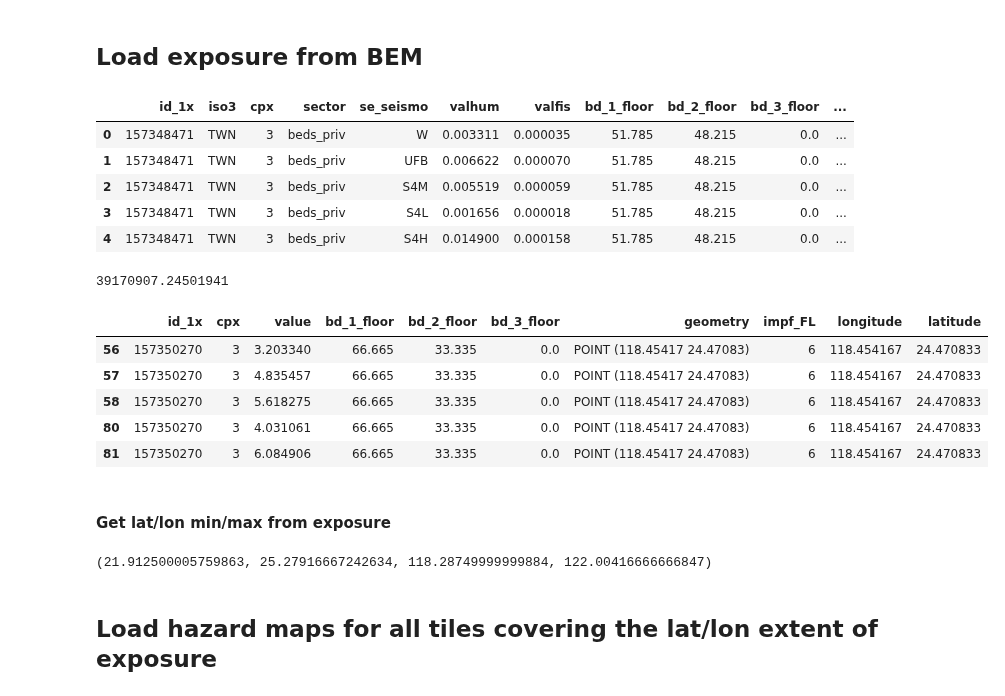
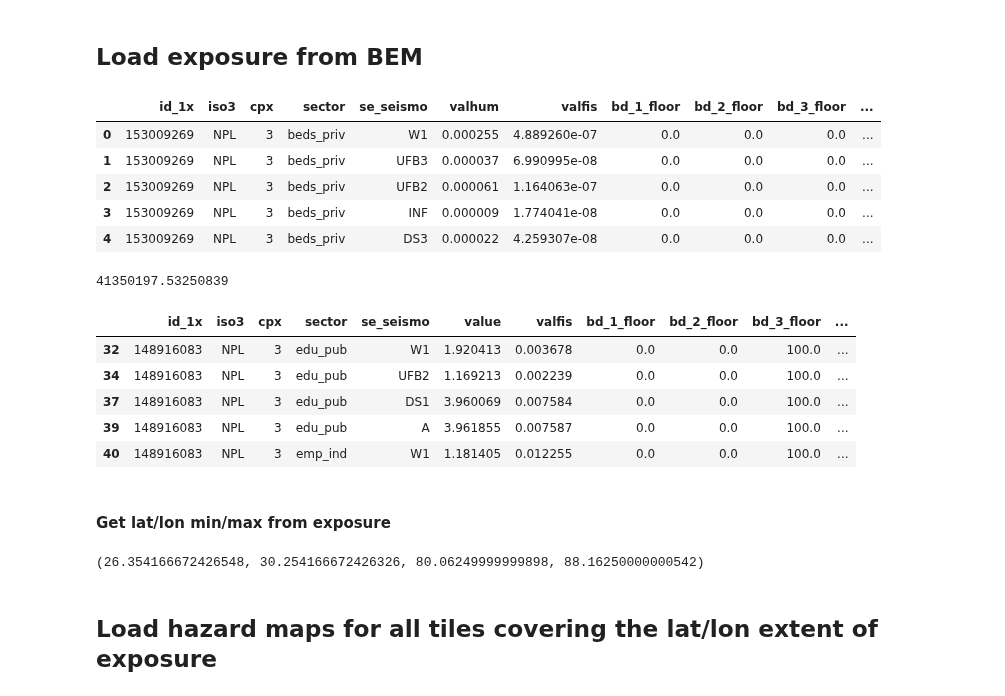
Before and after one commit to Evelyn-M/global-displacement-risk, a Jupyter notebook: doc/tutorial_coastal_flood.ipynb, the cells around one changed output. Saved outputs shown, nothing was run; the diff lists cells and outputs as text; code cells hidden in the pictures.

```diff
--- a/doc/tutorial_coastal_flood.ipynb
+++ b/doc/tutorial_coastal_flood.ipynb
@@ -39,23 +39,21 @@ Then load the respective flood tiles.
 ## Load exposure from BEM
 # %%
 from climada.entity.exposures import Exposures
-# %%
-cntry_name = 'Taiwan'
 # %%
 # Load the full dataframe, without further re-aggregation / processing other than adding centroids
 gdf_bem_subcomps = exposure.gdf_from_bem_subcomps(cntry_name, opt='full')
 gdf_bem_subcomps.head()
 # %% [output]
 |  | id_1x | iso3 | cpx | sector | se_seismo | valhum | valfis | bd_1_floor | bd_2_floor | bd_3_floor | ... |
-| 0 | 157348471 | TWN | 3 | beds_priv | W | 0.003311 | 0.000035 | 51.785 | 48.215 | 0.0 | ... |
-| 1 | 157348471 | TWN | 3 | beds_priv | UFB | 0.006622 | 0.000070 | 51.785 | 48.215 | 0.0 | ... |
-| 2 | 157348471 | TWN | 3 | beds_priv | S4M | 0.005519 | 0.000059 | 51.785 | 48.215 | 0.0 | ... |
-| 3 | 157348471 | TWN | 3 | beds_priv | S4L | 0.001656 | 0.000018 | 51.785 | 48.215 | 0.0 | ... |
-| 4 | 157348471 | TWN | 3 | beds_priv | S4H | 0.014900 | 0.000158 | 51.785 | 48.215 | 0.0 | ... |
+| 0 | 153009269 | NPL | 3 | beds_priv | W1 | 0.000255 | 4.889260e-07 | 0.0 | 0.0 | 0.0 | ... |
+| 1 | 153009269 | NPL | 3 | beds_priv | UFB3 | 0.000037 | 6.990995e-08 | 0.0 | 0.0 | 0.0 | ... |
+| 2 | 153009269 | NPL | 3 | beds_priv | UFB2 | 0.000061 | 1.164063e-07 | 0.0 | 0.0 | 0.0 | ... |
+| 3 | 153009269 | NPL | 3 | beds_priv | INF | 0.000009 | 1.774041e-08 | 0.0 | 0.0 | 0.0 | ... |
+| 4 | 153009269 | NPL | 3 | beds_priv | DS3 | 0.000022 | 4.259307e-08 | 0.0 | 0.0 | 0.0 | ... |
 # %%
 # filter and apply impf id
 gdf_bem_subcomps = gdf_bem_subcomps[gdf_bem_subcomps['valhum']>1] # filter out rows with basically no population
-gdf_bem_subcomps['impf_FL'] = gdf_bem_subcomps.apply(lambda row: vulnerability.DICT_PAGER_FLIMPF_IVM[row.se_seismo], axis=1)
+gdf_bem_subcomps['impf_FL'] = gdf_bem_subcomps.se_seismo.map(vulnerability.DICT_PAGER_FLIMPF_CIMA)
 # %%
 # replace impf 3 --> 5 for 2-storeys and more
 gdf_bem_subcomps.loc[((gdf_bem_subcomps.bd_3_floor+gdf_bem_subcomps.bd_2_floor)>0.5)
@@ -72,23 +70,22 @@ for col in ['iso3', 'sector', 'valfis', 'se_seismo']:
 # %%
 gdf_bem_subcomps.valhum.sum()
 # %% [output]
-39170907.24501941
+41350197.53250839
 # %%
 exp = Exposures(gdf_bem_subcomps)
 exp.gdf.rename({'valhum': 'value'}, axis=1, inplace=True)
 exp.value_unit = 'Pop. count'
 exp.gdf['longitude'] = exp.gdf.geometry.x
 exp.gdf['latitude'] = exp.gdf.geometry.y
-exp.gdf = exp.gdf[~np.isnan(
-    exp.gdf.latitude)]  # drop nan centroids
+exp.gdf = exp.gdf[~np.isnan(exp.gdf.latitude)]  # drop nan centroids
 exp.gdf.head()
 # %% [output]
-|  | id_1x | cpx | value | bd_1_floor | bd_2_floor | bd_3_floor | geometry | impf_FL | longitude | latitude |
-| 56 | 157350270 | 3 | 3.203340 | 66.665 | 33.335 | 0.0 | POINT (118.45417 24.47083) | 6 | 118.454167 | 24.470833 |
-| 57 | 157350270 | 3 | 4.835457 | 66.665 | 33.335 | 0.0 | POINT (118.45417 24.47083) | 6 | 118.454167 | 24.470833 |
-| 58 | 157350270 | 3 | 5.618275 | 66.665 | 33.335 | 0.0 | POINT (118.45417 24.47083) | 6 | 118.454167 | 24.470833 |
-| 80 | 157350270 | 3 | 4.031061 | 66.665 | 33.335 | 0.0 | POINT (118.45417 24.47083) | 6 | 118.454167 | 24.470833 |
-| 81 | 157350270 | 3 | 6.084906 | 66.665 | 33.335 | 0.0 | POINT (118.45417 24.47083) | 6 | 118.454167 | 24.470833 |
+|  | id_1x | iso3 | cpx | sector | se_seismo | value | valfis | bd_1_floor | bd_2_floor | bd_3_floor | ... |
+| 32 | 148916083 | NPL | 3 | edu_pub | W1 | 1.920413 | 0.003678 | 0.0 | 0.0 | 100.0 | ... |
+| 34 | 148916083 | NPL | 3 | edu_pub | UFB2 | 1.169213 | 0.002239 | 0.0 | 0.0 | 100.0 | ... |
+| 37 | 148916083 | NPL | 3 | edu_pub | DS1 | 3.960069 | 0.007584 | 0.0 | 0.0 | 100.0 | ... |
+| 39 | 148916083 | NPL | 3 | edu_pub | A | 3.961855 | 0.007587 | 0.0 | 0.0 | 100.0 | ... |
+| 40 | 148916083 | NPL | 3 | emp_ind | W1 | 1.181405 | 0.012255 | 0.0 | 0.0 | 100.0 | ... |
 # %% [markdown]
 #### Get lat/lon min/max from exposure
 # %%
@@ -96,7 +93,7 @@ lat_min, lat_max, lon_min, lon_max = exp.gdf['latitude'].min(), exp.gdf['latitud
 # %%
 lat_min, lat_max, lon_min, lon_max
 # %% [output]
-(21.912500005759863, 25.27916667242634, 118.28749999999884, 122.00416666666847)
+(26.354166672426548, 30.254166672426326, 80.06249999999898, 88.16250000000542)
 # %% [markdown]
 ## Load hazard maps for all tiles covering the lat/lon extent of exposure
 # %%
```
Also changed, not shown: parts of 3 cells of this notebook, 7 other files.
